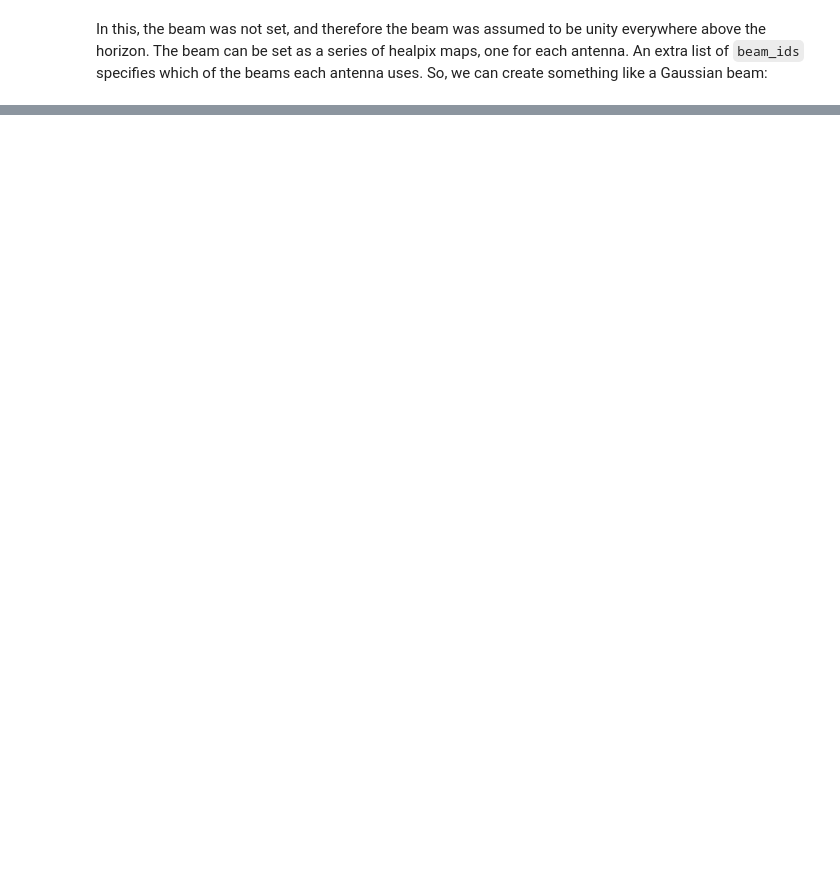
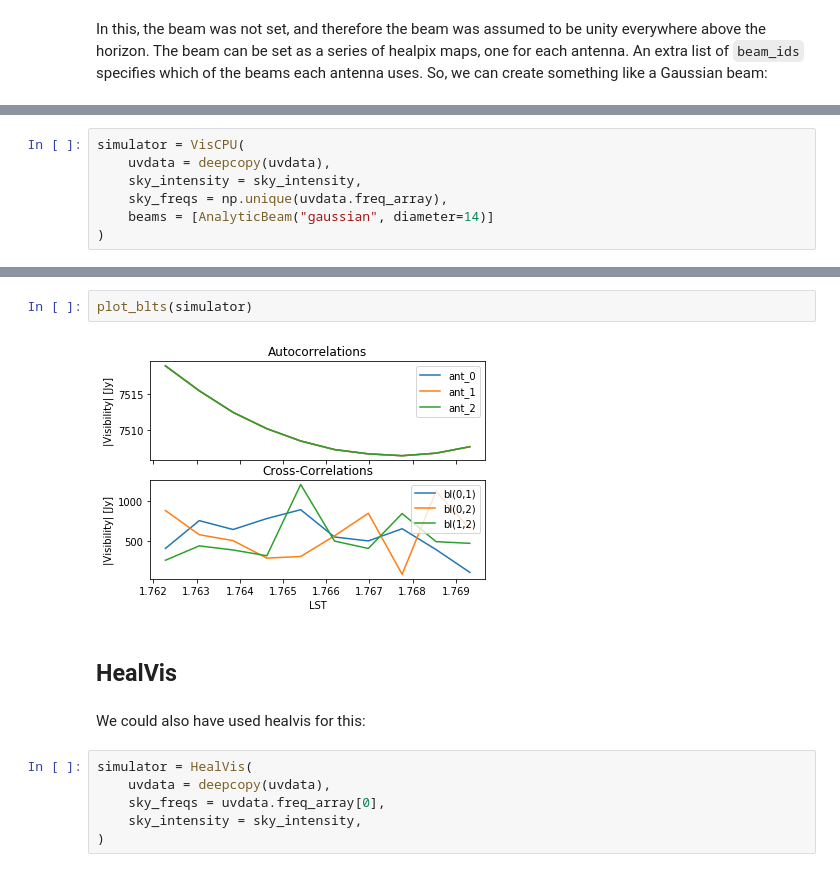
Before and after one commit to HERA-Team/hera_sim, a Jupyter notebook: docs/tutorials/visibility_simulator.ipynb, the cells around one changed output, grey strips where cells are left out. Saved outputs shown, nothing was run; the diff lists cells and outputs as text; blank space fills up the shorter version.

```diff
--- a/docs/tutorials/visibility_simulator.ipynb
+++ b/docs/tutorials/visibility_simulator.ipynb
@@ -83,2 +84,9 @@ simulator = VisCPU(
+# %%
+simulator = VisCPU(
+    uvdata = deepcopy(uvdata),
+    sky_intensity = sky_intensity,
+    sky_freqs = np.unique(uvdata.freq_array),
+    beams = [AnalyticBeam("gaussian", diameter=14)]
+)
 # %%
 vis = simulator.simulate()
@@ -92,0 +93,14 @@ vis = simulator.simulate()
+# %%
+plot_blts(simulator)
+# %% [output]
+[figure, added]
+# %% [markdown]
+## HealVis
+# %% [markdown]
+We could also have used healvis for this:
+# %%
+simulator = HealVis(
+    uvdata = deepcopy(uvdata),
+    sky_freqs = uvdata.freq_array[0],
+    sky_intensity = sky_intensity,
+)
```
Also changed, not shown: parts of 18 cells of this notebook, 4 other files.
